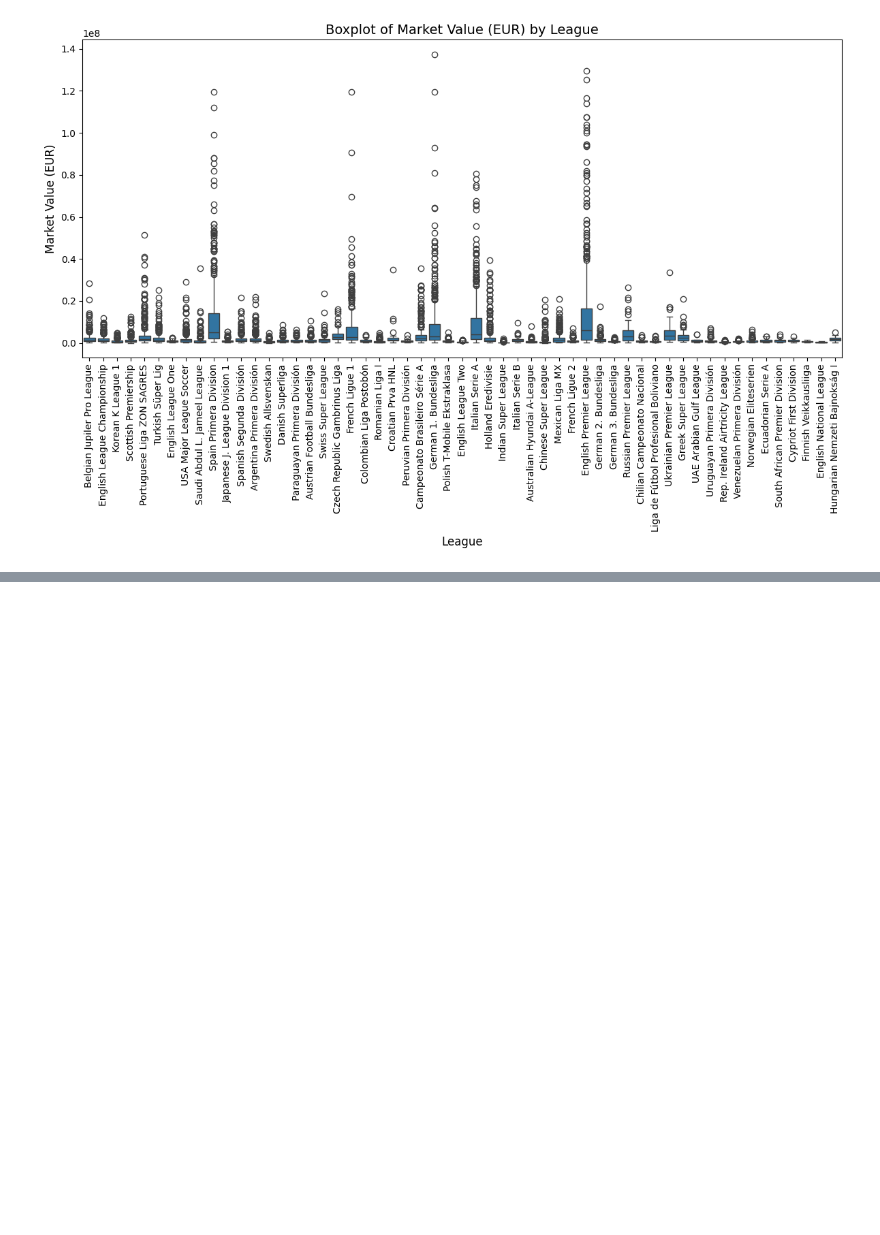
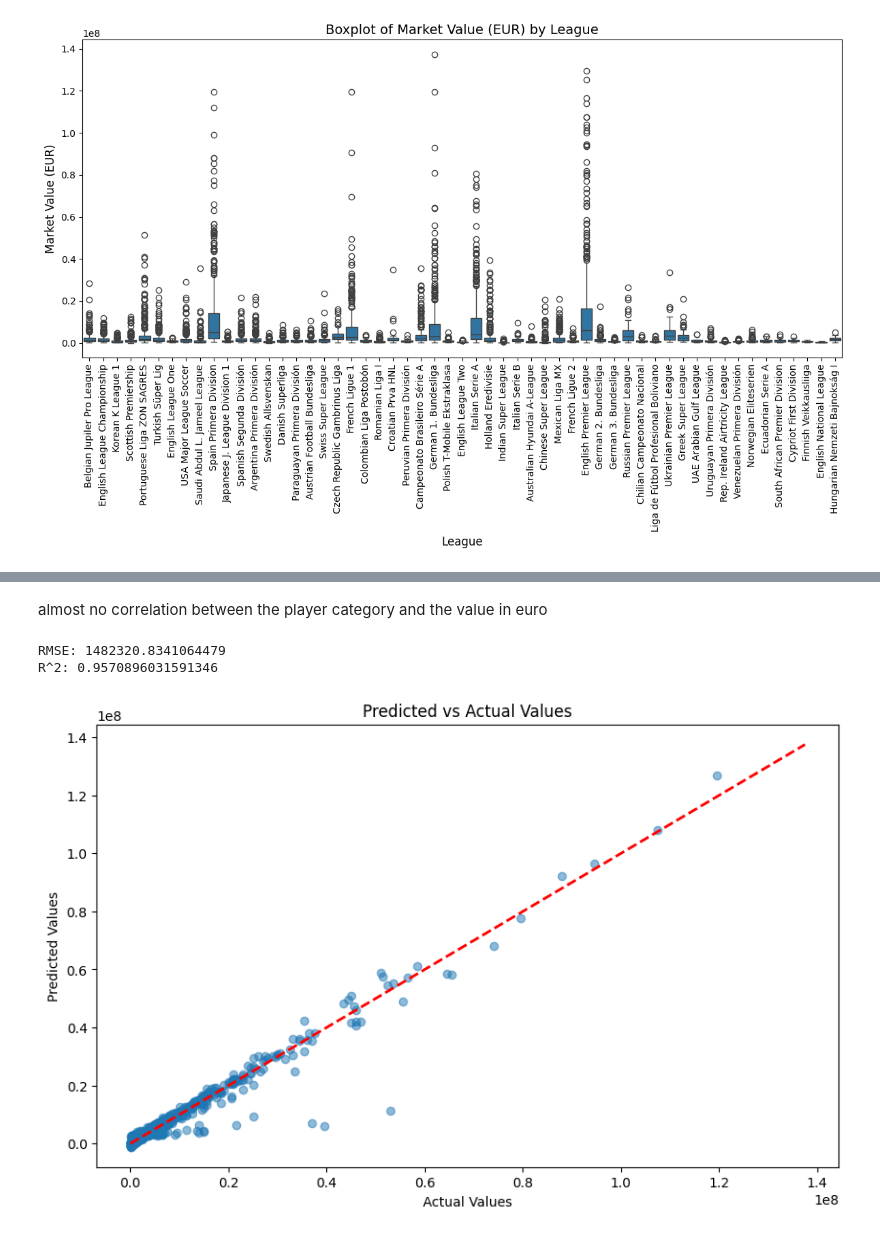
Before and after one commit to shortstax23/Machine_learning_project, a Jupyter notebook: main.ipynb, the cells around one changed output, grey strips where cells are left out. Drawn from its saved outputs; the diff is of its cells as text; code cells hidden in the pictures; blank space fills up the shorter version.

Commit message:
data processing + baseline model

```diff
--- a/main.ipynb
+++ b/main.ipynb
@@ -95,0 +178,35 @@ plt.show()
+# %% [markdown]
+almost no correlation between the player category and the value in euro
+# %%
+# BASELINE MODEL
+model = LinearRegression()
+X = df_filtered.drop(columns=["value_eur"])
+y = df_filtered["value_eur"]
+# impute missing values
+imputer = SimpleImputer(strategy='mean')
+
+X_train, X_test, y_train, y_test = train_test_split(X, y, test_size=0.2, random_state=42)
+
+X_train_imputed = imputer.fit_transform(X_train)
+X_test_imputed = imputer.transform(X_test)
+model.fit(X_train_imputed, y_train)
+
+y_pred = model.predict(X_test_imputed)
+rmse = np.sqrt(mean_squared_error(y_test, y_pred))
+r2 = r2_score(y_test, y_pred)
+
+print(f"RMSE: {rmse}")
+print(f"R^2: {r2}")
+
+# Plotting the predicted vs actual values
+plt.figure(figsize=(10, 6))
+plt.scatter(y_test, y_pred, alpha=0.5)
+plt.plot([y.min(), y.max()], [y.min(), y.max()], 'r--', lw=2)
+plt.xlabel('Actual Values')
+plt.ylabel('Predicted Values')
+plt.title('Predicted vs Actual Values')
+plt.show()
+# %% [output]
+RMSE: 1482320.8341064479
+R^2: 0.9570896031591346
+[figure, added]
```
Also changed, not shown: parts of 21 cells of this notebook.
